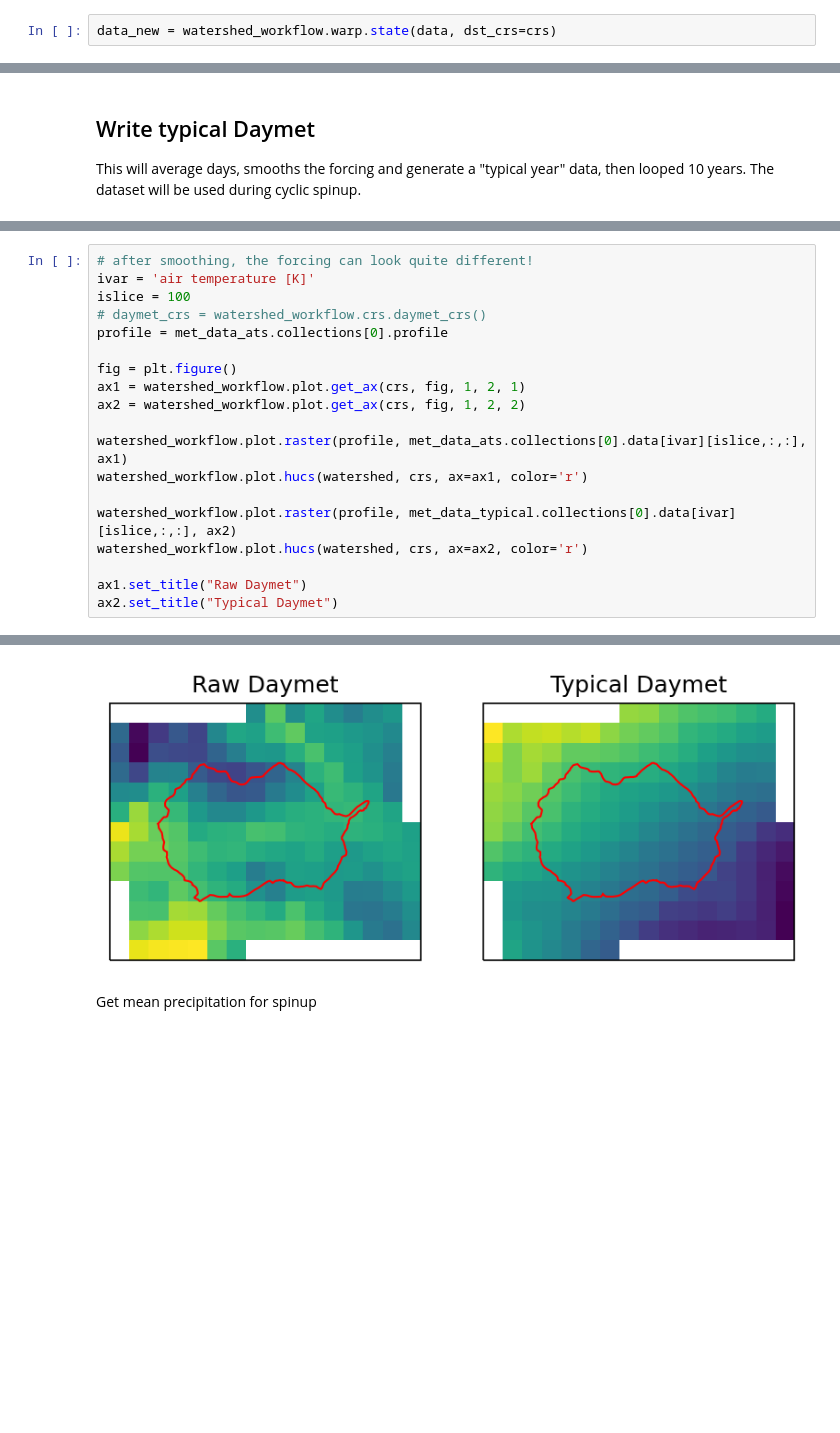
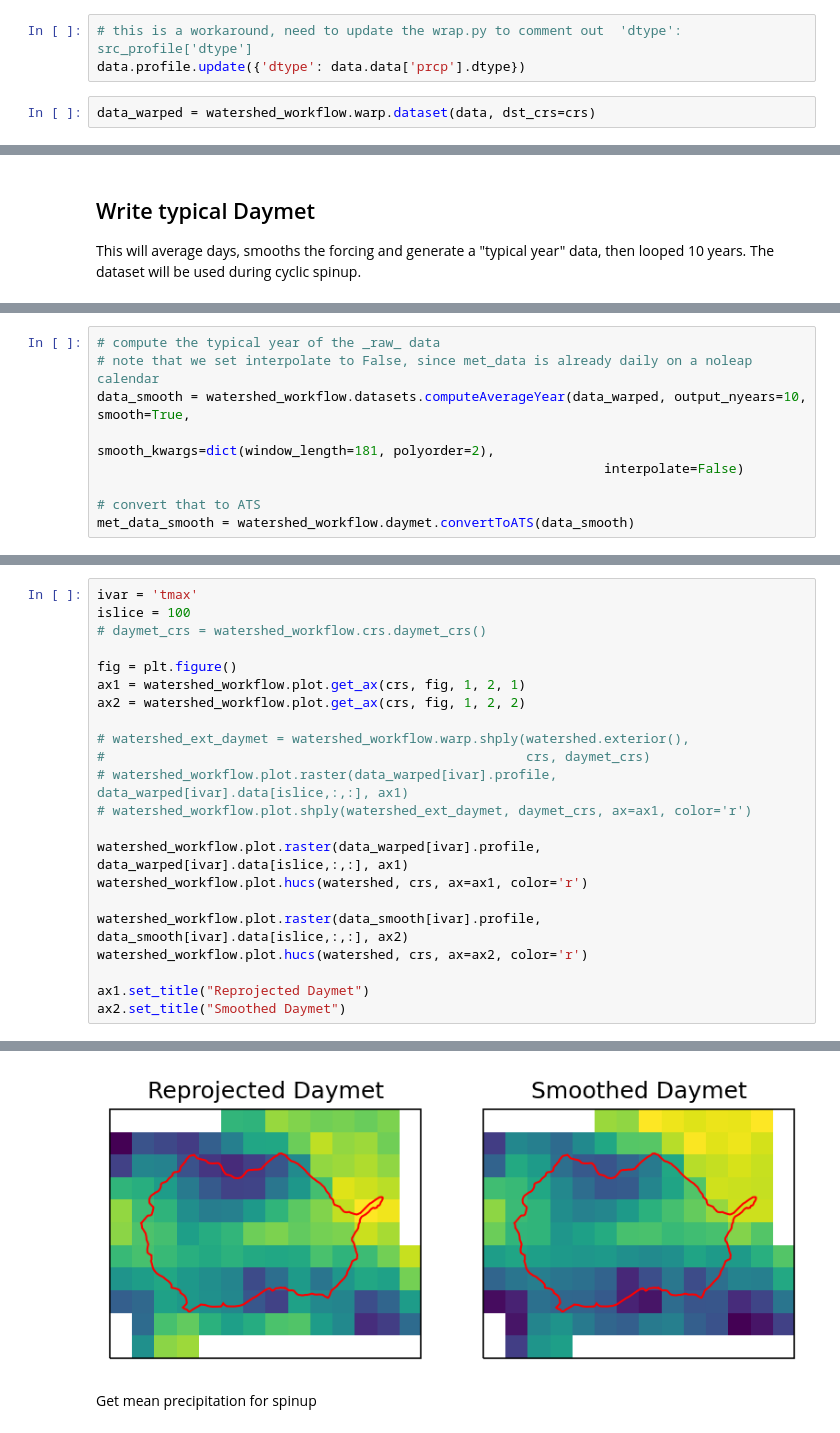
Before and after one commit to pinshuai/ats-workflow, a Jupyter notebook: src/chapters/2-daymet.ipynb, the cells around one changed output, grey strips where cells are left out. Saved outputs shown, nothing was run; the diff lists cells and outputs as text; blank space fills up the shorter version.

Commit message:
updated daymet workflow to v1.5

```diff
--- a/src/chapters/2-daymet.ipynb
+++ b/src/chapters/2-daymet.ipynb
@@ -109,8 +115,11 @@ data = source.get_data(bounds, crs, start = start_date, end = end_date, buffer=0
 ## Reproject Daymet CRS
 
 Reproject daymet CRS to the same as the watershed. This is necessary if watershed meshes are using watershed CRS.
+# %%
+# this is a workaround, need to update the wrap.py to comment out  'dtype': src_profile['dtype']
+data.profile.update({'dtype': data.data['prcp'].dtype})
 # %%
-data_new = watershed_workflow.warp.state(data, dst_crs=crs)
+data_warped = watershed_workflow.warp.dataset(data, dst_crs=crs)
 # %% [markdown]
 ## plot Daymet
 # %%
@@ -192,0 +200,9 @@ watershed_workflow.io.write_dataset_to_hdf5(config['daymet_typical_filename'], m
+# %%
+# compute the typical year of the _raw_ data
+# note that we set interpolate to False, since met_data is already daily on a noleap calendar
+data_smooth = watershed_workflow.datasets.computeAverageYear(data_warped, output_nyears=10, smooth=True,
+                                                                 smooth_kwargs=dict(window_length=181, polyorder=2),
+                                                                 interpolate=False)
+
+# convert that to ATS
+met_data_smooth = watershed_workflow.daymet.convertToATS(data_smooth)
@@ -193,20 +247,23 @@ watershed_workflow.io.write_dataset_to_hdf5(config['daymet_typical_filename'], m
 # %%
-# after smoothing, the forcing can look quite different!
-ivar = 'air temperature [K]'
+ivar = 'tmax'
 islice = 100
 # daymet_crs = watershed_workflow.crs.daymet_crs()
-profile = met_data_ats.collections[0].profile
 
 fig = plt.figure()
 ax1 = watershed_workflow.plot.get_ax(crs, fig, 1, 2, 1)
 ax2 = watershed_workflow.plot.get_ax(crs, fig, 1, 2, 2)
 
-watershed_workflow.plot.raster(profile, met_data_ats.collections[0].data[ivar][islice,:,:], ax1)
+# watershed_ext_daymet = watershed_workflow.warp.shply(watershed.exterior(),
+#                                                      crs, daymet_crs)
+# watershed_workflow.plot.raster(data_warped[ivar].profile, data_warped[ivar].data[islice,:,:], ax1)
+# watershed_workflow.plot.shply(watershed_ext_daymet, daymet_crs, ax=ax1, color='r')
+
+watershed_workflow.plot.raster(data_warped[ivar].profile, data_warped[ivar].data[islice,:,:], ax1)
 watershed_workflow.plot.hucs(watershed, crs, ax=ax1, color='r')
 
-watershed_workflow.plot.raster(profile, met_data_typical.collections[0].data[ivar][islice,:,:], ax2)
+watershed_workflow.plot.raster(data_smooth[ivar].profile, data_smooth[ivar].data[islice,:,:], ax2)
 watershed_workflow.plot.hucs(watershed, crs, ax=ax2, color='r')
 
-ax1.set_title("Raw Daymet")
-ax2.set_title("Typical Daymet")
+ax1.set_title("Reprojected Daymet")
+ax2.set_title("Smoothed Daymet")
 # %% [output]
@@ -216,4 +273,4 @@ Text(0.5, 1.0, 'Typical Daymet')
-[figure, old version]
+[figure, new version]
 # %% [markdown]
 Get mean precipitation for spinup
 # %%
```
Also changed, not shown: parts of 12 cells of this notebook.
